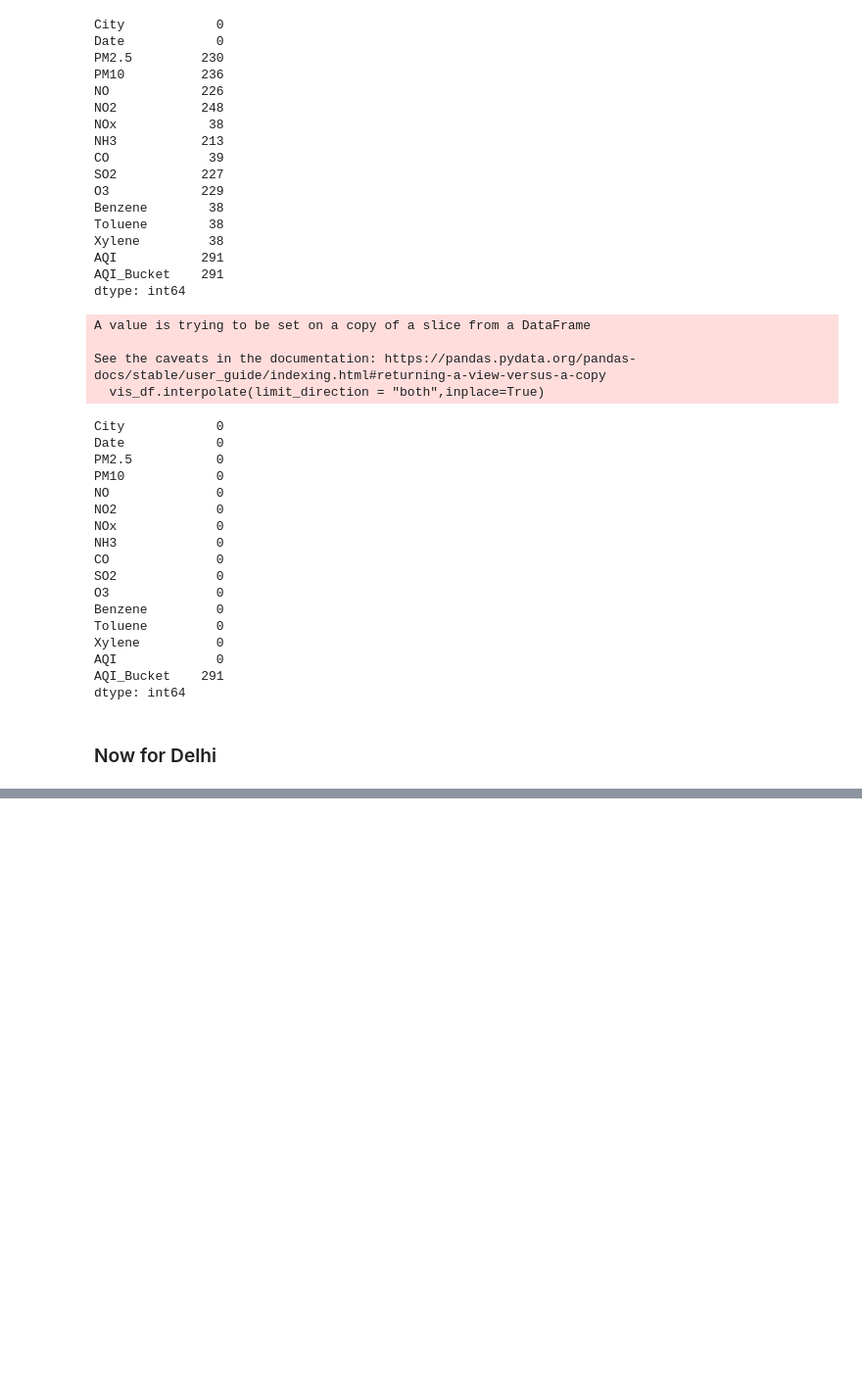
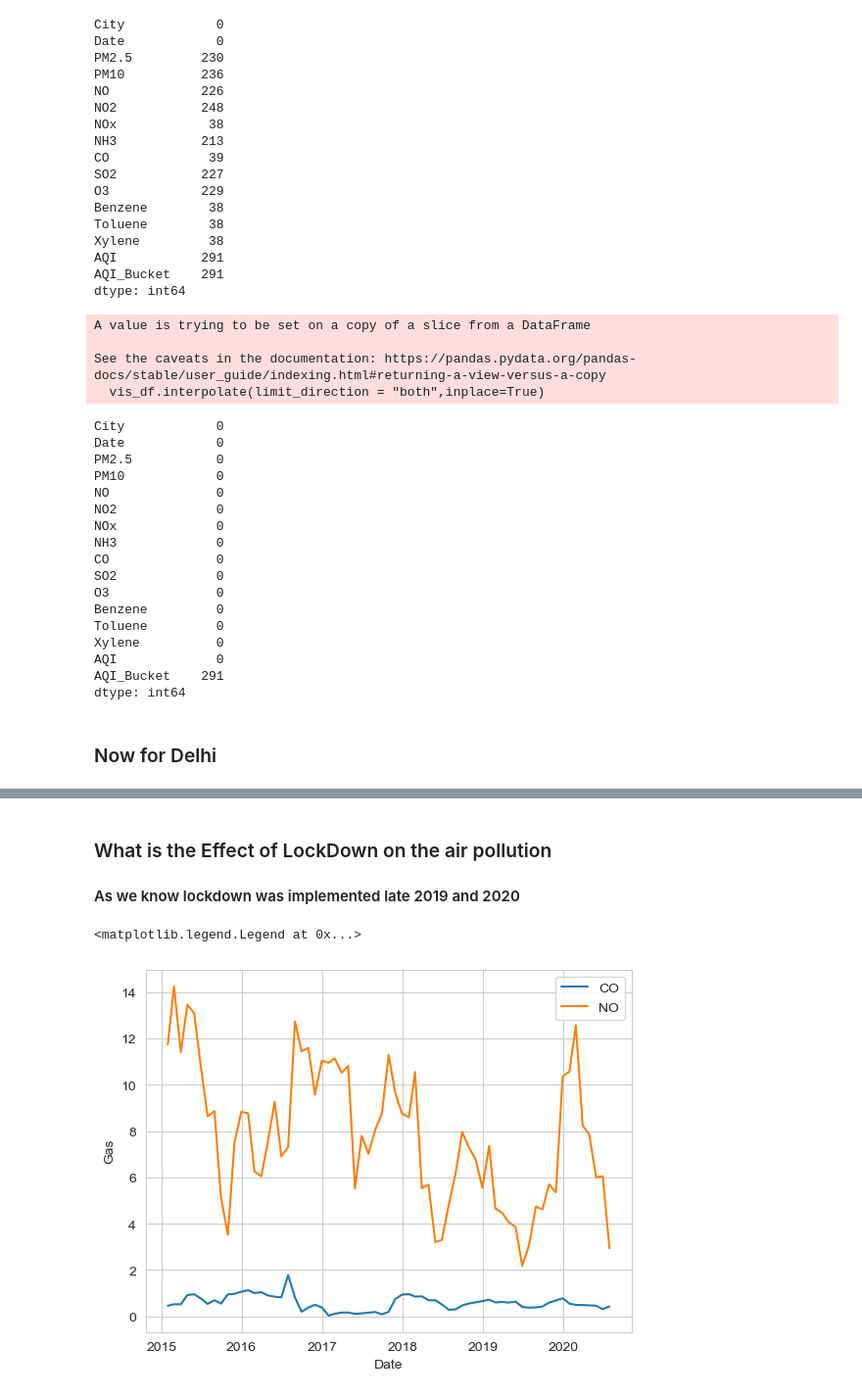
Before and after one commit to balakrishnasurya/Air-Quality-Analysis-of-DIfferent-Cities, a Jupyter notebook: Air Quality Analysis of DIfferent Cities.ipynb, the cells around one changed output, grey strips where cells are left out. Shown at 98% size. Drawn from its saved outputs; the diff is of its cells as text; code cells hidden in the pictures; blank space fills up the shorter version.

```diff
--- a/Air Quality Analysis of DIfferent Cities.ipynb
+++ b/Air Quality Analysis of DIfferent Cities.ipynb
@@ -387,0 +416,2 @@ ban_df
+# %%
+hyd_df['Date'] = pd.to_datetime(hyd_df['Date'])
@@ -387,0 +438,2 @@ ban_df
+# %%
+hyd_df.set_index('Date', inplace=True)
@@ -387,0 +450,4 @@ ban_df
+# %%
+hyd_monthly_df = hyd_df.resample('M').mean()
+delhi_monthly_df = delhi_df.resample("M").mean()
+vis_monthly_df = vis_df.resample("M").mean()
@@ -387,0 +471,15 @@ ban_df
+# %% [markdown]
+### What is  the Effect of LockDown on the air pollution
+#### As we know lockdown was implemented late 2019 and 2020
+# %%
+sns.set_style("whitegrid")
+# %%
+plt.plot(hyd_monthly_df.index,hyd_monthly_df.CO)
+plt.plot(hyd_monthly_df.index,hyd_monthly_df.NO)
+#plt.plot(hyd_monthly_df.index,hyd_monthly_df.O3)
+plt.xlabel("Date")
+plt.ylabel("Gas")
+plt.legend(["CO","NO"])
+# %% [output]
+<matplotlib.legend.Legend at 0x...>
+[figure, added]
```
Also changed, not shown: parts of 41 cells of this notebook.
